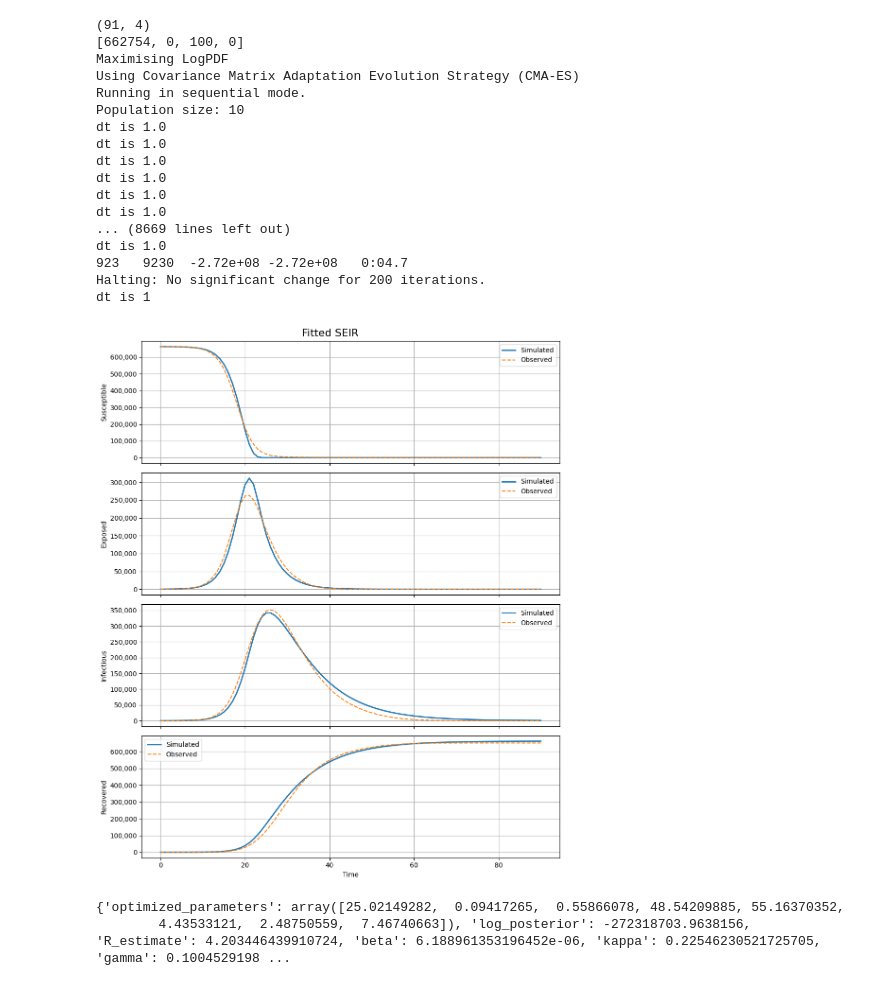
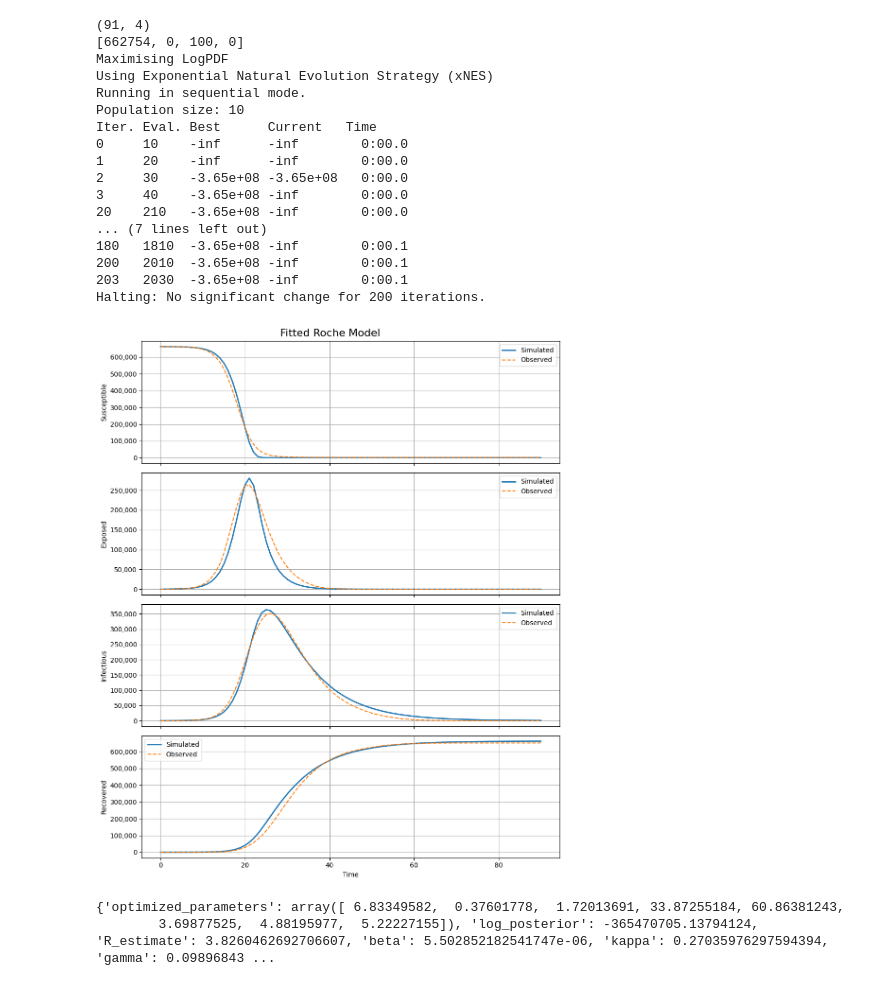
Before and after one commit to Kemuk/first_rotation, a Jupyter notebook: roche_vs_SEIR.ipynb, the cells around one changed output. Saved outputs shown, nothing was run; the diff lists cells and outputs as text; code cells hidden in the pictures.

```diff
--- a/roche_vs_SEIR.ipynb
+++ b/roche_vs_SEIR.ipynb
@@ -38,31 +38,31 @@ dt is 1
 # %%
 # Roche model
 model = RocheModel(initial_conditions)
 print(observed.shape)
 print(initial_conditions)
 times = np.arange(91)
-result = model.fit_with_pints(times, observed, x0=[35, 0.1, 1.2, 50, 60, 2.5, 10, 10])
+result = model.fit_with_pints(times, observed, x0 = [50, 0.5, 3.0, 30, 50, 5, 5, 5])
 print(result)
 # %% [output]
 (91, 4)
 [662754, 0, 100, 0]
 Maximising LogPDF
-Using Covariance Matrix Adaptation Evolution Strategy (CMA-ES)
+Using Exponential Natural Evolution Strategy (xNES)
 Running in sequential mode.
 Population size: 10
-dt is 1.0
-dt is 1.0
-dt is 1.0
-dt is 1.0
-dt is 1.0
-dt is 1.0
-... (8669 lines left out)
-dt is 1.0
-923   9230  -2.72e+08 -2.72e+08   0:04.7
+Iter. Eval. Best      Current   Time
+0     10    -inf      -inf        0:00.0
+1     20    -inf      -inf        0:00.0
+2     30    -3.65e+08 -3.65e+08   0:00.0
+3     40    -3.65e+08 -inf        0:00.0
+20    210   -3.65e+08 -inf        0:00.0
+... (7 lines left out)
+180   1810  -3.65e+08 -inf        0:00.1
+200   2010  -3.65e+08 -inf        0:00.1
+203   2030  -3.65e+08 -inf        0:00.1
 Halting: No significant change for 200 iterations.
-dt is 1
-[figure, old version]
+[figure, new version]
-{'optimized_parameters': array([25.02149282,  0.09417265,  0.55866078, 48.54209885, 55.16370352,
-        4.43533121,  2.48750559,  7.46740663]), 'log_posterior': -272318703.9638156, 'R_estimate': 4.203446439910724, 'beta': 6.188961353196452e-06, 'kappa': 0.22546230521725705, 'gamma': 0.1004529198 ...
+{'optimized_parameters': array([ 6.83349582,  0.37601778,  1.72013691, 33.87255184, 60.86381243,
+        3.69877525,  4.88195977,  5.22227155]), 'log_posterior': -365470705.13794124, 'R_estimate': 3.8260462692706607, 'beta': 5.502852182541747e-06, 'kappa': 0.27035976297594394, 'gamma': 0.09896843 ...
 # %%
 # Minimal test without loading data
```
Also changed, not shown: parts of 3 cells of this notebook, 1 other file.
